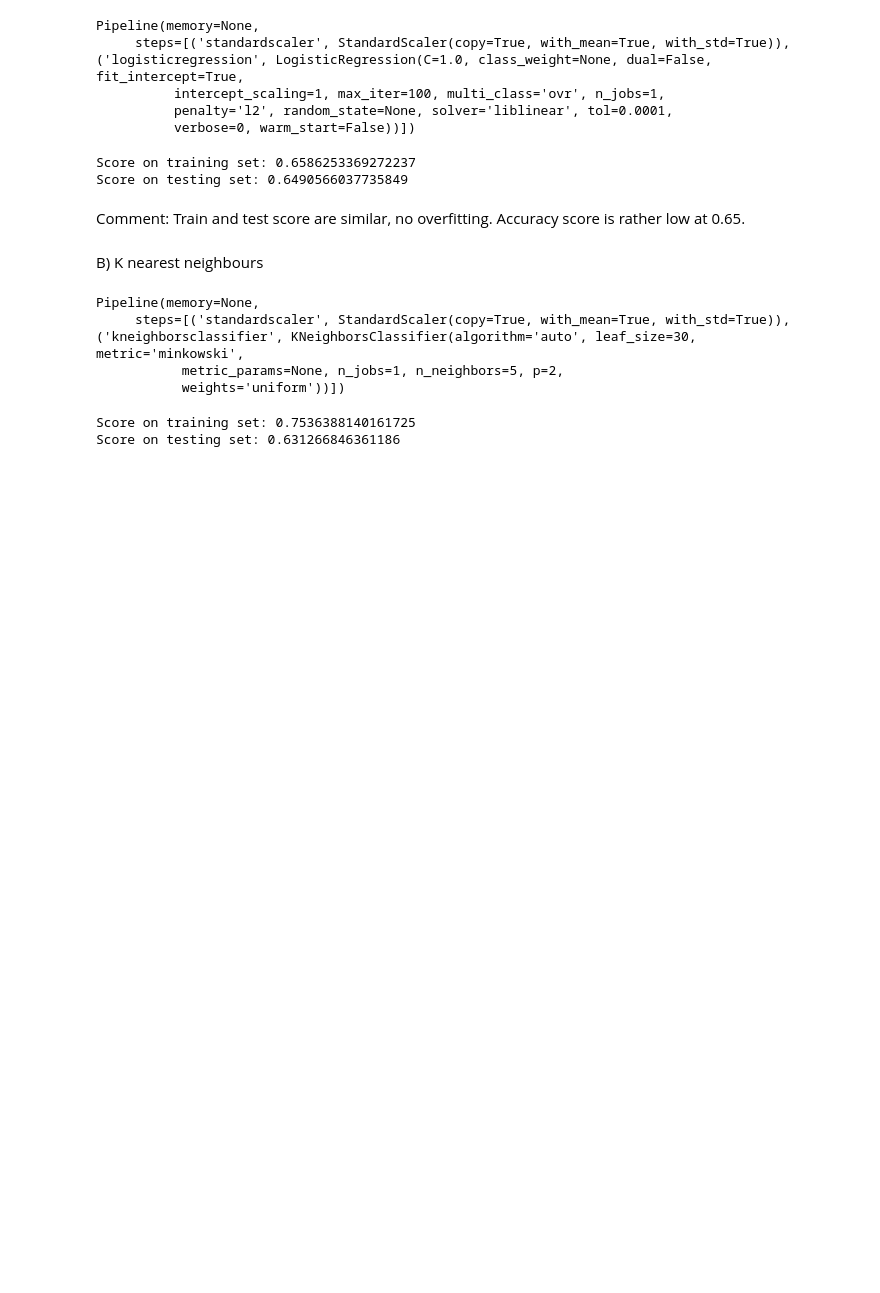
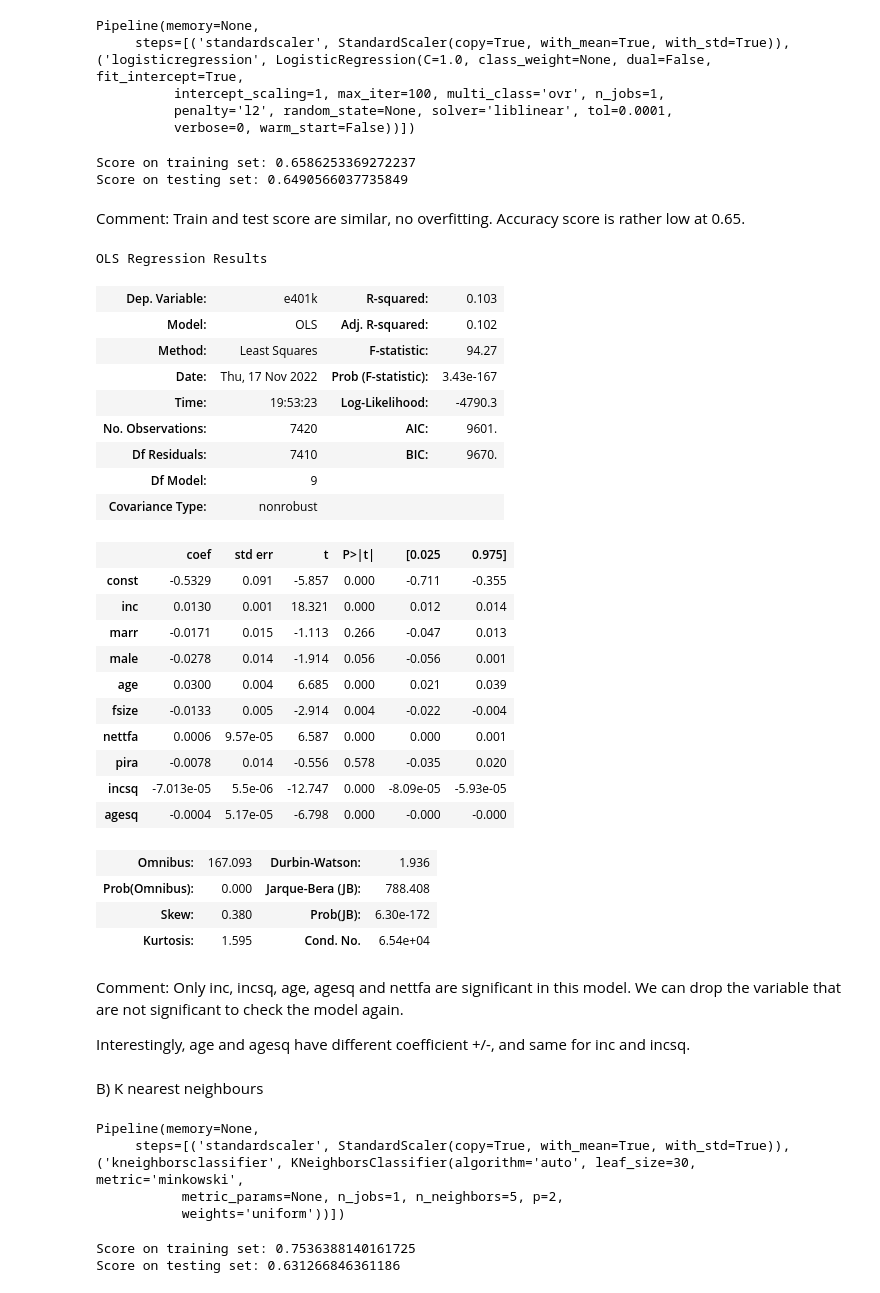
Before and after one commit to gohchunshan/Lab_6_01_Supervised_Learning_Models, a Jupyter notebook: starter-code-Chun Shan-submission-Copy2.ipynb, the cells around one changed output. Cells and saved outputs as stored; diff of their text form; code cells hidden in the pictures; blank space fills up the shorter version.

```diff
--- a/starter-code-Chun Shan-submission-Copy2.ipynb
+++ b/starter-code-Chun Shan-submission-Copy2.ipynb
@@ -234,0 +247,4 @@ The R2 of the model is 0.90
+# %%
+X_train_sub = sm.add_constant(X_train)
+model_sm = sm.OLS(y_train, X_train_sub).fit()
+model_sm.summary()
@@ -544,6 +587,41 @@ Score on training set: 0.6586253369272237
 Score on testing set: 0.6490566037735849
 # %% [markdown]
 Comment: Train and test score are similar, no overfitting. Accuracy score is rather low at 0.65.
+# %%
+X_train_2_sub = sm.add_constant(X_train_2)
+
+model_sm_2 = sm.OLS(y_train_2, X_train_2_sub).fit()
+model_sm_2.summary()
+# %% [output]
+OLS Regression Results
+| Dep. Variable: | e401k | R-squared: | 0.103 |
+| Model: | OLS | Adj. R-squared: | 0.102 |
+| Method: | Least Squares | F-statistic: | 94.27 |
+| Date: | Thu, 17 Nov 2022 | Prob (F-statistic): | 3.43e-167 |
+| Time: | 19:53:23 | Log-Likelihood: | -4790.3 |
+| No. Observations: | 7420 | AIC: | 9601. |
+| Df Residuals: | 7410 | BIC: | 9670. |
+| Df Model: | 9 |  |  |
+| Covariance Type: | nonrobust |  |  |
+|  | coef | std err | t | P>|t| | [0.025 | 0.975] |
+| const | -0.5329 | 0.091 | -5.857 | 0.000 | -0.711 | -0.355 |
+| inc | 0.0130 | 0.001 | 18.321 | 0.000 | 0.012 | 0.014 |
+| marr | -0.0171 | 0.015 | -1.113 | 0.266 | -0.047 | 0.013 |
+| male | -0.0278 | 0.014 | -1.914 | 0.056 | -0.056 | 0.001 |
+| age | 0.0300 | 0.004 | 6.685 | 0.000 | 0.021 | 0.039 |
+| fsize | -0.0133 | 0.005 | -2.914 | 0.004 | -0.022 | -0.004 |
+| nettfa | 0.0006 | 9.57e-05 | 6.587 | 0.000 | 0.000 | 0.001 |
+| pira | -0.0078 | 0.014 | -0.556 | 0.578 | -0.035 | 0.020 |
+| incsq | -7.013e-05 | 5.5e-06 | -12.747 | 0.000 | -8.09e-05 | -5.93e-05 |
+| agesq | -0.0004 | 5.17e-05 | -6.798 | 0.000 | -0.000 | -0.000 |
+| Omnibus: | 167.093 | Durbin-Watson: | 1.936 |
+| Prob(Omnibus): | 0.000 | Jarque-Bera (JB): | 788.408 |
+| Skew: | 0.380 | Prob(JB): | 6.30e-172 |
+| Kurtosis: | 1.595 | Cond. No. | 6.54e+04 |
+# %% [markdown]
+Comment: Only inc, incsq, age, agesq and nettfa are significant in this model. We can drop the variable that are not significant to check the model again.
+
+Interestingly, age and agesq have different coefficient +/-, and same for inc and incsq.
 # %% [markdown]
 B) K nearest neighbours
 # %%
```
Also changed, not shown: parts of 59 cells of this notebook.
